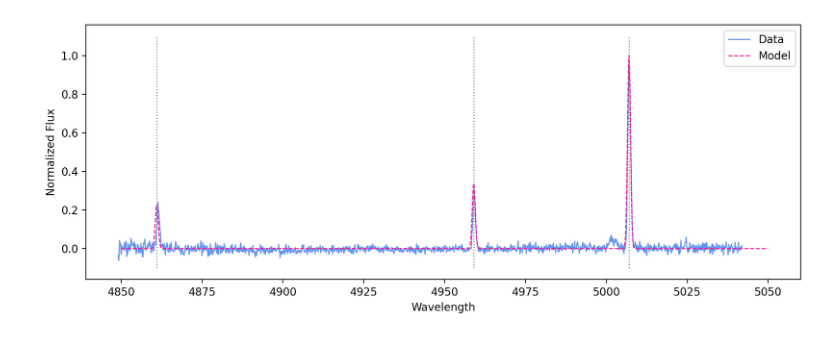
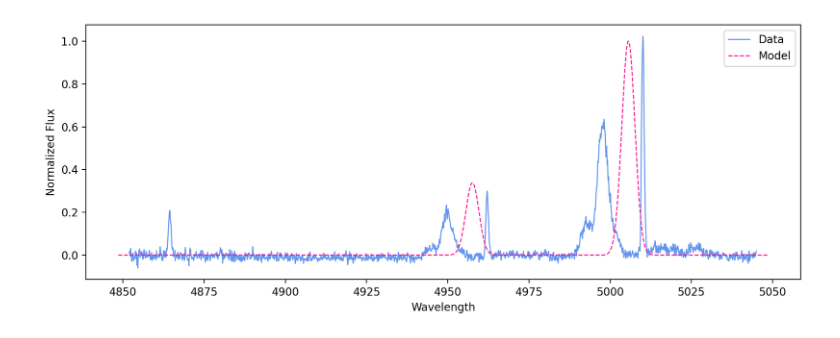
Before and after one commit to callumbloor/snr_stuff, a Jupyter notebook: linemodel.ipynb, the cells around one changed output. Saved outputs shown, nothing was run; the diff lists cells and outputs as text; code cells hidden in the pictures.

Commit message:
model

```diff
--- a/linemodel.ipynb
+++ b/linemodel.ipynb
@@ -49 +40,5 @@ hex = np.array(sorted_data)
+# %%
+hex = np.loadtxt('fibers.csv', delimiter=',', skiprows=7, usecols=(5,6), max_rows=552)
+
+x_arr, y_arr = hex[:,0], hex[:,1]
 # %%
@@ -116,5 +67,0 @@ v_near, v_far = vlos_shell_ifu(x, y, R, k, side="both")
-# %%
-c = 3e5  # km/s
-lambda0 = 5007.0  # Angstrom, rest wavelength
-
-lambda_obs = lambda0 * (1.0 + v_near / c)
@@ -173,10 +88,4 @@ def vlos(i, j, ic, jc, R, pix_scale):
 # %%
-def sphere(r, vcenter, theta):
-    vel = vcenter * np.cos(theta)
-    # assuming v scales as 1/R
-
-
-
-
+ckm = 3e5
 def dopplershift(wl0, vel):
-    return wl0 * (vel / c)
+    return wl0 * (vel / ckm)
@@ -243,15 +132,19 @@ def getspectrum(wl, T, ne, lines, vel):
 # %%
 wl = np.linspace(4850, 5050, 5000)
 
+idx = 100
+
+shifts = dopplershift(5007.0, v_near)
+
 T = 2600
 ne = 30
-vel = 20
+vel = v_near[idx]
 
 m_H = m_p
 m_O = 16 * m_p
 
 lines = [
-    {'ion': H1,  'wl': 4861, 'mass': m_H},
+    # {'ion': H1,  'wl': 4861, 'mass': m_H},
     {'ion': O3,  'wl': 4959, 'mass': m_O},
     {'ion': O3,  'wl': 5007, 'mass': m_O}]
 
@@ -266,19 +159,24 @@ if 'CD1_1' in hdr:
 else:
     wave = hdr['CRVAL1'] + hdr['CDELT1'] * (np.arange(hdr['NAXIS1']) - hdr['CRPIX1'] + 1)
 # %%
-z = (5010 - 5007) / 5007 # our data has offset, correcting for that
+# z = (5010 - 5007) / 5007 # our data has offset, correcting for that
+z = 0
 
 plt.figure(figsize=(10,4))
 
-#plt.plot(wave, (flux[0] - np.median(flux[0])) / np.max(flux[0]), label='Data', lw = 1, color = 'cornflowerblue')
+plt.plot(wave, (flux[idx] - np.median(flux[idx])) / np.max(flux[0]), label='Data', lw = 1, color = 'cornflowerblue')
 
-plt.plot(wave / (1 + z), (flux[0] - np.median(flux[0])) / np.max(flux[0]), label='Data', lw = 1, color = 'cornflowerblue')
-plt.plot(wl, spec/np.max(spec), label='Model', color = 'deeppink', ls = '--', lw = 1)
-plt.vlines([4861, 4959, 5007], ymin=-0.1, ymax=1.1, color='gray', ls=':', lw=1)
+#plt.plot(wave / (1 + z), (flux[0] - np.median(flux[0])) / np.max(flux[0]), label='Data', lw = 1, color = 'cornflowerblue')
+
+
+plt.plot(wl - shifts[idx], spec/np.max(spec), label='Model', color = 'deeppink', ls = '--', lw = 1)
+
+# plt.plot(wl - shifts[idx] - 7, spec/np.max(spec), label='Model', color = 'deeppink', ls = '--', lw = 1)
+
 
 plt.legend()
 plt.xlabel('Wavelength')
 plt.ylabel('Normalized Flux')
 plt.tight_layout()
 # %% [output]
-[figure, old version]
+[figure, new version]
```
Also changed, not shown: parts of 7 cells of this notebook.
